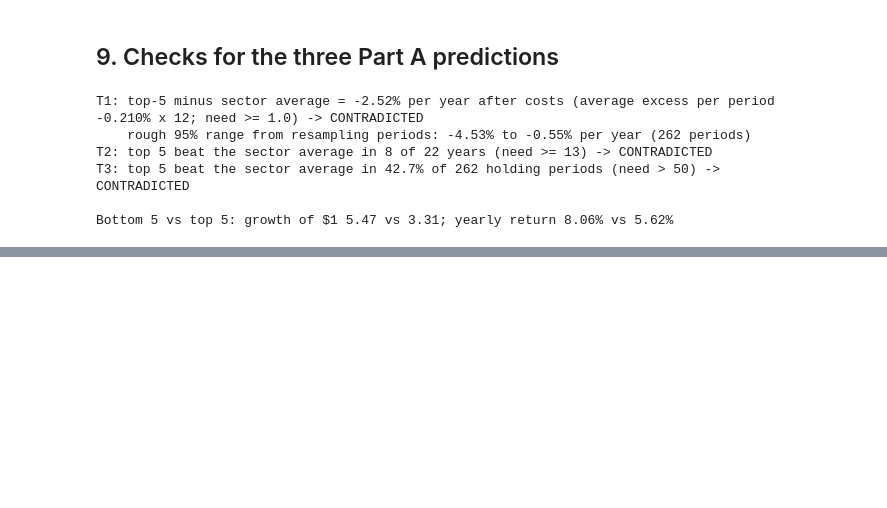
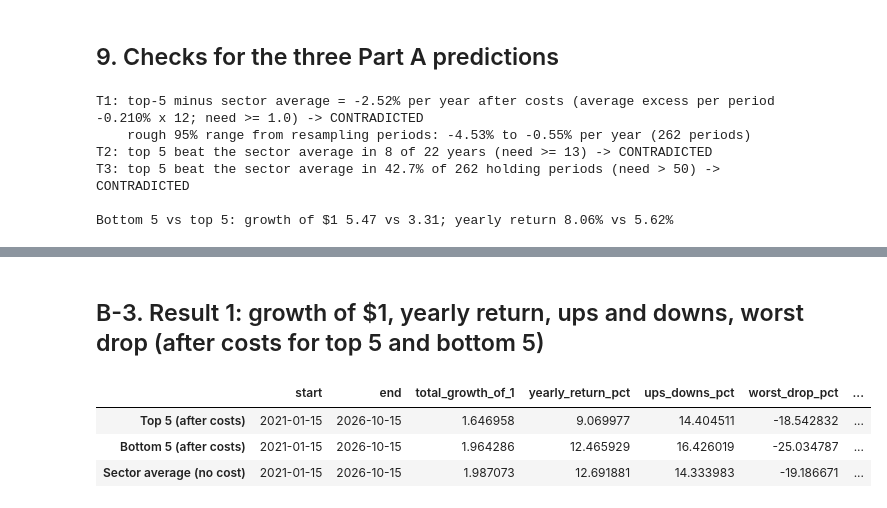
Before and after one commit to LamBuild33/market-rotation-research, a Jupyter notebook: notebooks/03_top5_test.ipynb, the cells around one changed output, grey strips where cells are left out. Cells and saved outputs as stored; diff of their text form; code cells hidden in the pictures; blank space fills up the shorter version.

```diff
--- a/notebooks/03_top5_test.ipynb
+++ b/notebooks/03_top5_test.ipynb
@@ -311,0 +449,11 @@ Bottom 5 vs top 5: growth of $1 5.47 vs 3.31; yearly return 8.06% vs 5.62%
+# %% [markdown]
+## B-3. Result 1: growth of $1, yearly return, ups and downs, worst drop (after costs for top 5 and bottom 5)
+# %%
+summB = B["summ"]
+summB.round(2).to_csv(R / "03b_summary.csv")
+summB.round(2)
+# %% [output]
+|  | start | end | total_growth_of_1 | yearly_return_pct | ups_downs_pct | worst_drop_pct | ... |
+| Top 5 (after costs) | 2021-01-15 | 2026-10-15 | 1.646958 | 9.069977 | 14.404511 | -18.542832 | ... |
+| Bottom 5 (after costs) | 2021-01-15 | 2026-10-15 | 1.964286 | 12.465929 | 16.426019 | -25.034787 | ... |
+| Sector average (no cost) | 2021-01-15 | 2026-10-15 | 1.987073 | 12.691881 | 14.333983 | -19.186671 | ... |
```
Also changed, not shown: parts of 23 cells of this notebook, 14 other files.
